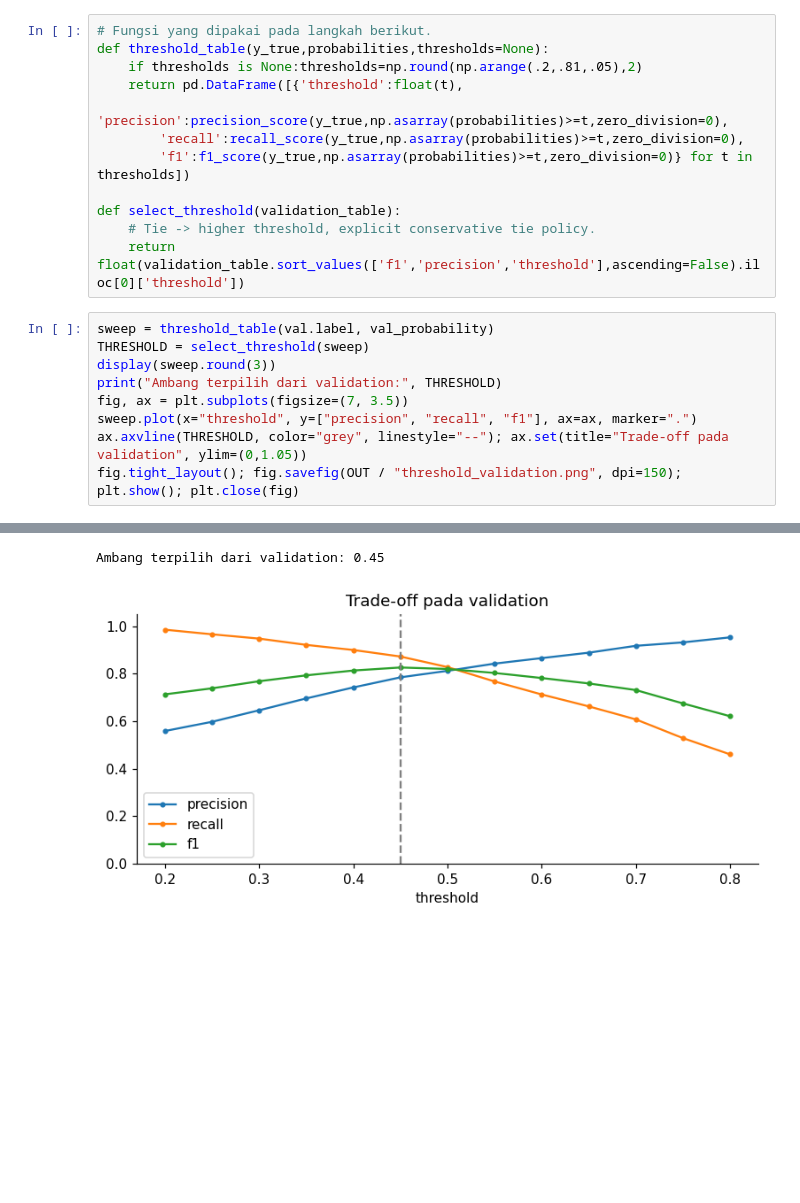
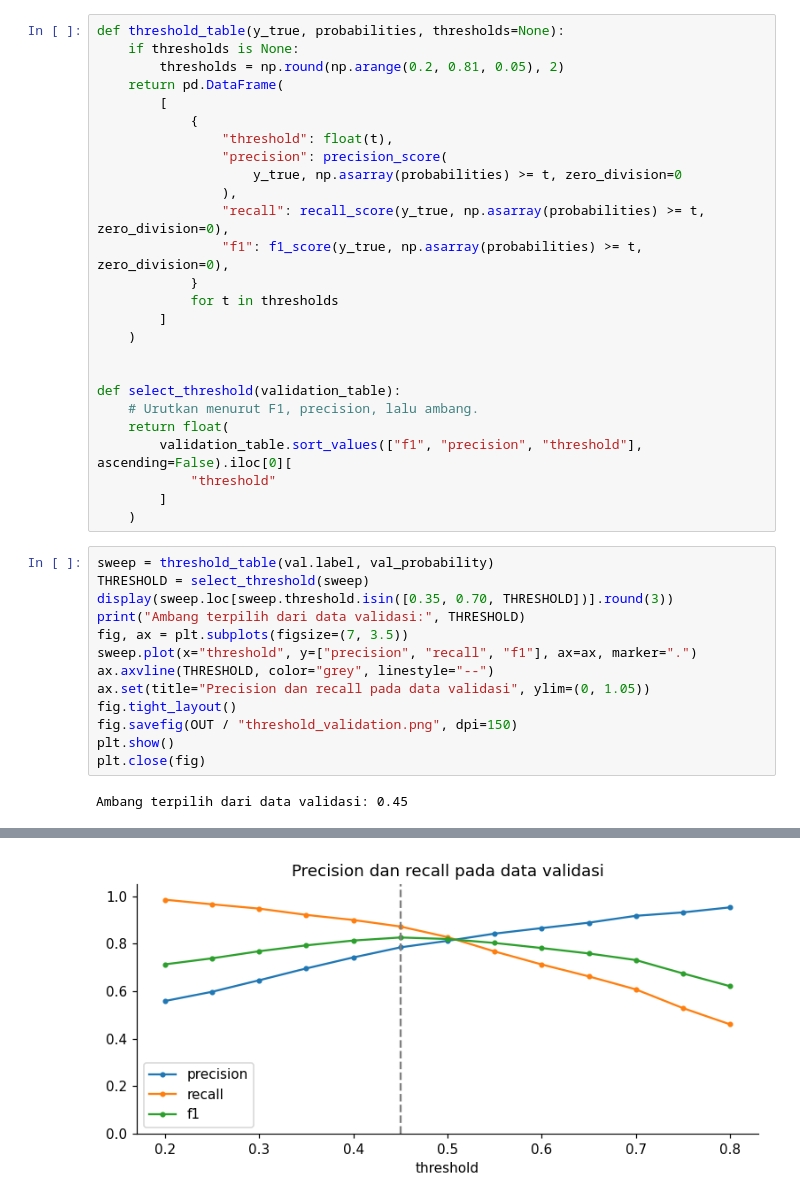
Before and after one commit to okkyibrohim/kb-kik-tutorial, a Jupyter notebook: notebook/02_pengamanan_deteksi_ujaran_kebencian.ipynb, the cells around one changed output, grey strips where cells are left out. Cells and saved outputs as stored; diff of their text form; blank space fills up the shorter version.

```diff
--- a/notebook/02_pengamanan_deteksi_ujaran_kebencian.ipynb
+++ b/notebook/02_pengamanan_deteksi_ujaran_kebencian.ipynb
@@ -184,23 +159,42 @@ Kebijakan latihan: pilih F1 kelas HS tertinggi di validation; jika seri, utamaka
 # %%
-# Fungsi yang dipakai pada langkah berikut.
-def threshold_table(y_true,probabilities,thresholds=None):
-    if thresholds is None:thresholds=np.round(np.arange(.2,.81,.05),2)
-    return pd.DataFrame([{'threshold':float(t),
-        'precision':precision_score(y_true,np.asarray(probabilities)>=t,zero_division=0),
-        'recall':recall_score(y_true,np.asarray(probabilities)>=t,zero_division=0),
-        'f1':f1_score(y_true,np.asarray(probabilities)>=t,zero_division=0)} for t in thresholds])
+def threshold_table(y_true, probabilities, thresholds=None):
+    if thresholds is None:
+        thresholds = np.round(np.arange(0.2, 0.81, 0.05), 2)
+    return pd.DataFrame(
+        [
+            {
+                "threshold": float(t),
+                "precision": precision_score(
+                    y_true, np.asarray(probabilities) >= t, zero_division=0
+                ),
+                "recall": recall_score(y_true, np.asarray(probabilities) >= t, zero_division=0),
+                "f1": f1_score(y_true, np.asarray(probabilities) >= t, zero_division=0),
+            }
+            for t in thresholds
+        ]
+    )
+
 
 def select_threshold(validation_table):
-    # Tie -> higher threshold, explicit conservative tie policy.
-    return float(validation_table.sort_values(['f1','precision','threshold'],ascending=False).iloc[0]['threshold'])
+    # Urutkan menurut F1, precision, lalu ambang.
+    return float(
+        validation_table.sort_values(["f1", "precision", "threshold"], ascending=False).iloc[0][
+            "threshold"
+        ]
+    )
 # %%
 sweep = threshold_table(val.label, val_probability)
 THRESHOLD = select_threshold(sweep)
-display(sweep.round(3))
-print("Ambang terpilih dari validation:", THRESHOLD)
+display(sweep.loc[sweep.threshold.isin([0.35, 0.70, THRESHOLD])].round(3))
+print("Ambang terpilih dari data validasi:", THRESHOLD)
 fig, ax = plt.subplots(figsize=(7, 3.5))
 sweep.plot(x="threshold", y=["precision", "recall", "f1"], ax=ax, marker=".")
-ax.axvline(THRESHOLD, color="grey", linestyle="--"); ax.set(title="Trade-off pada validation", ylim=(0,1.05))
-fig.tight_layout(); fig.savefig(OUT / "threshold_validation.png", dpi=150); plt.show(); plt.close(fig)
+ax.axvline(THRESHOLD, color="grey", linestyle="--")
+ax.set(title="Precision dan recall pada data validasi", ylim=(0, 1.05))
+fig.tight_layout()
+fig.savefig(OUT / "threshold_validation.png", dpi=150)
+plt.show()
+plt.close(fig)
 # %% [output]
+Ambang terpilih dari data validasi: 0.45
 |  | threshold | precision | recall | f1 |
@@ -220,2 +204 @@ fig.tight_layout(); fig.savefig(OUT / "threshold_validation.png", dpi=150); plt.
-Ambang terpilih dari validation: 0.45
-[figure, old version]
+[figure, new version]
```
Also changed, not shown: parts of 28 cells of this notebook, 3 other files.
